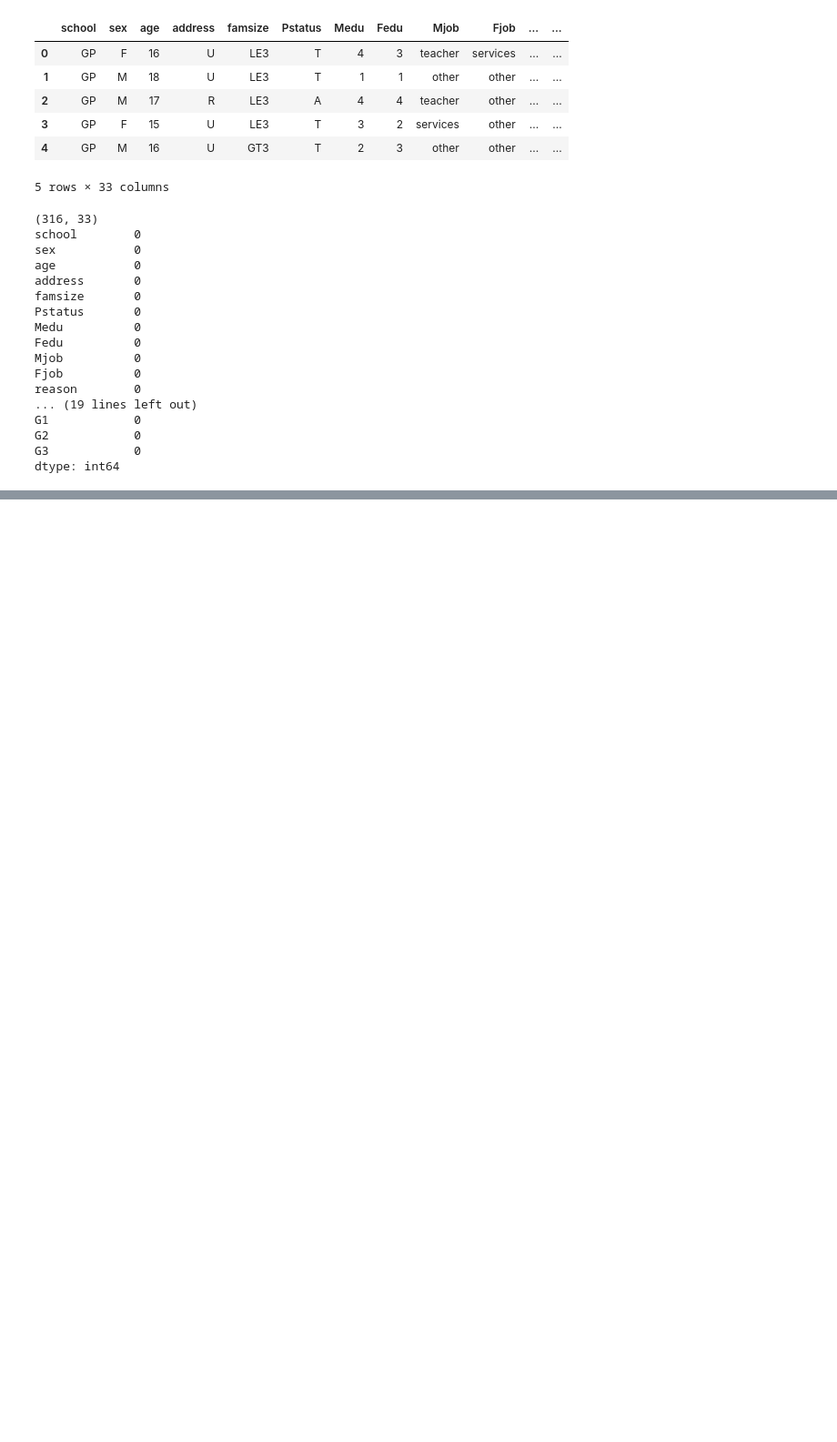
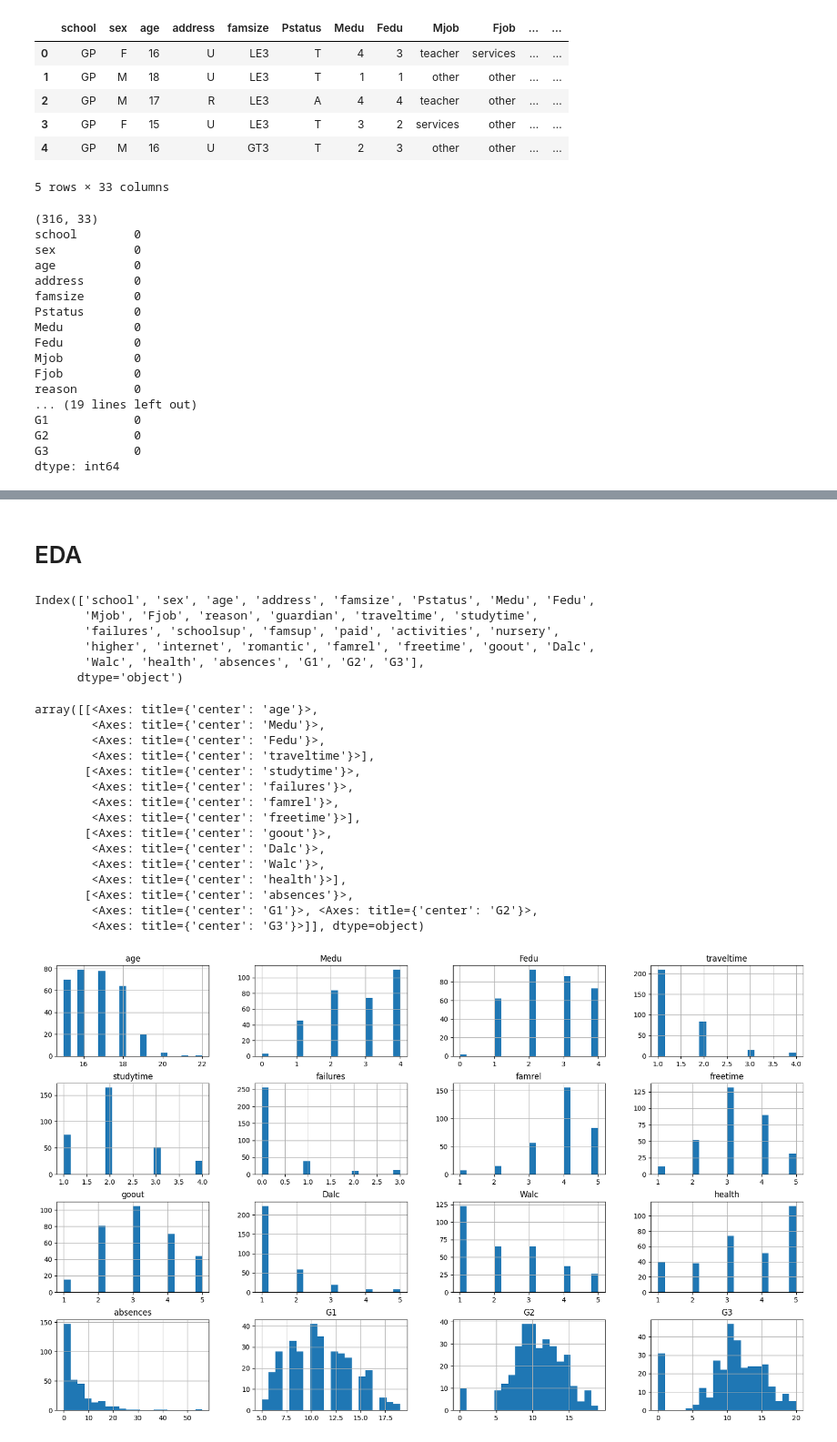
Before and after one commit to York-Solutions-B2E/khue-lee-aml-student-regression, a Jupyter notebook: student-regression-model.ipynb, the cells around one changed output, grey strips where cells are left out. Shown at 91% size. Drawn from its saved outputs; the diff is of its cells as text; code cells hidden in the pictures; blank space fills up the shorter version.

```diff
--- a/student-regression-model.ipynb
+++ b/student-regression-model.ipynb
@@ -104,0 +156,28 @@ connection to server at "localhost" (127.0.0.1), port 5432 failed: Connection re
+# %% [markdown]
+# EDA
+# %%
+print(df.columns)
+df.hist(bins=20, figsize=(20,12))
+# %% [output]
+Index(['school', 'sex', 'age', 'address', 'famsize', 'Pstatus', 'Medu', 'Fedu',
+       'Mjob', 'Fjob', 'reason', 'guardian', 'traveltime', 'studytime',
+       'failures', 'schoolsup', 'famsup', 'paid', 'activities', 'nursery',
+       'higher', 'internet', 'romantic', 'famrel', 'freetime', 'goout', 'Dalc',
+       'Walc', 'health', 'absences', 'G1', 'G2', 'G3'],
+      dtype='object')
+array([[<Axes: title={'center': 'age'}>,
+        <Axes: title={'center': 'Medu'}>,
+        <Axes: title={'center': 'Fedu'}>,
+        <Axes: title={'center': 'traveltime'}>],
+       [<Axes: title={'center': 'studytime'}>,
+        <Axes: title={'center': 'failures'}>,
+        <Axes: title={'center': 'famrel'}>,
+        <Axes: title={'center': 'freetime'}>],
+       [<Axes: title={'center': 'goout'}>,
+        <Axes: title={'center': 'Dalc'}>,
+        <Axes: title={'center': 'Walc'}>,
+        <Axes: title={'center': 'health'}>],
+       [<Axes: title={'center': 'absences'}>,
+        <Axes: title={'center': 'G1'}>, <Axes: title={'center': 'G2'}>,
+        <Axes: title={'center': 'G3'}>]], dtype=object)
+[figure, added]
```
Also changed, not shown: parts of 39 cells of this notebook, 4 other files.
